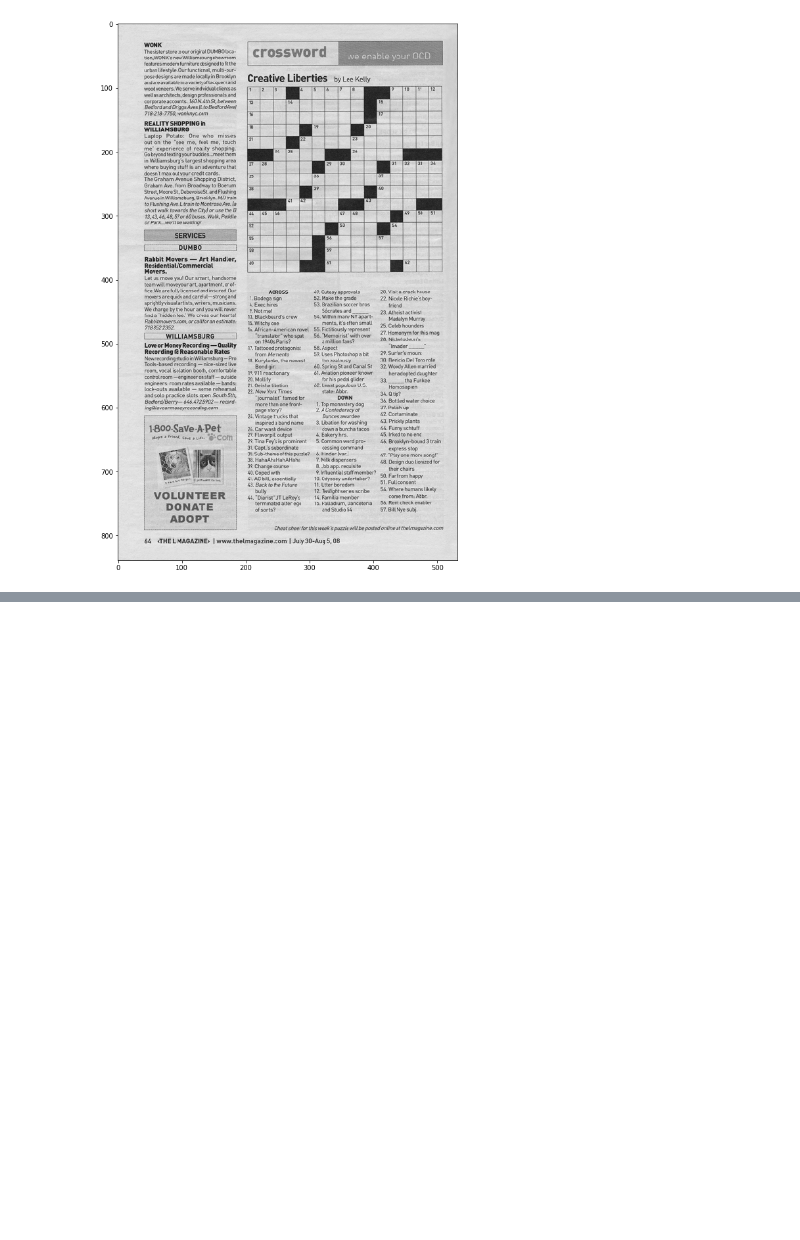
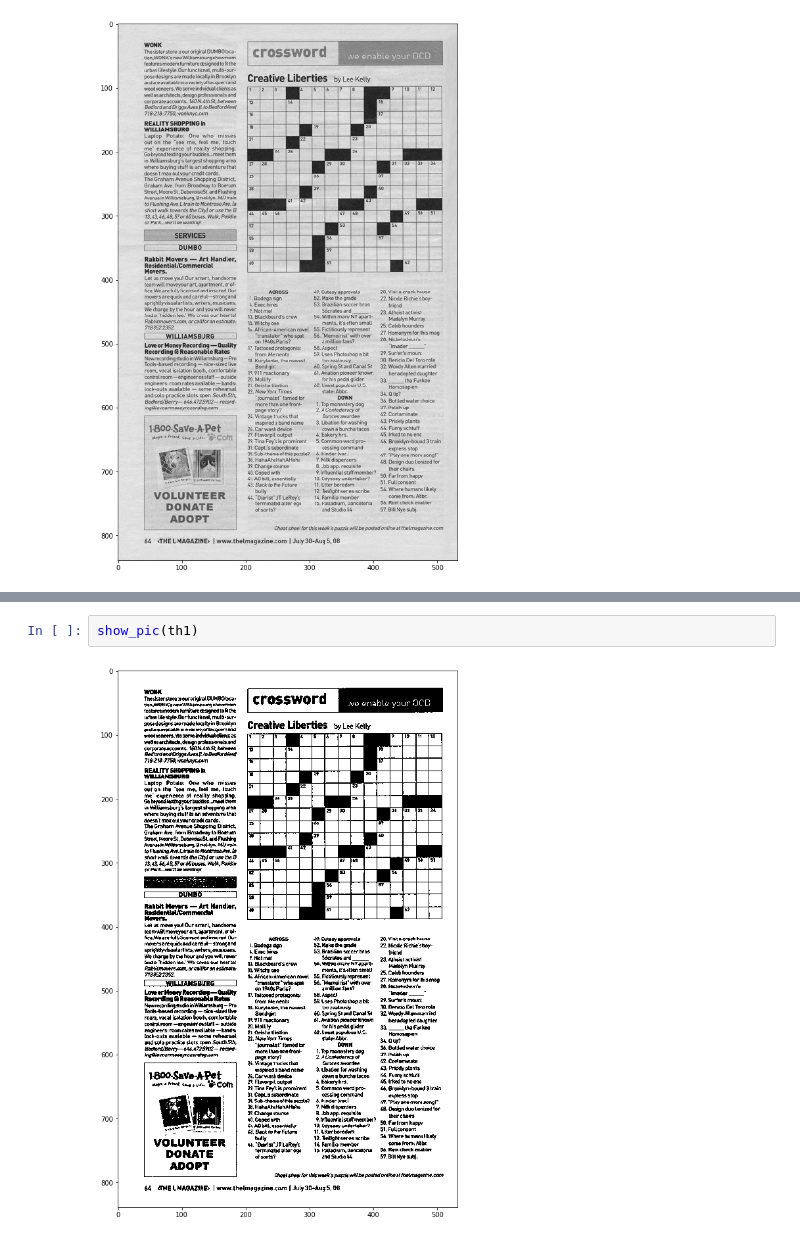
Before and after one commit to JeffLabonte/Computer_Vision_Course_Example, a Jupyter notebook: image_thresholding.ipynb, the cells around one changed output, grey strips where cells are left out. Saved outputs shown, nothing was run; the diff lists cells and outputs as text; blank space fills up the shorter version.

```diff
--- a/image_thresholding.ipynb
+++ b/image_thresholding.ipynb
@@ -40,0 +48,4 @@ show_pic(img=img)
+# %%
+show_pic(th1)
+# %% [output]
+[figure, added]
```
Also changed, not shown: parts of 7 cells of this notebook.
